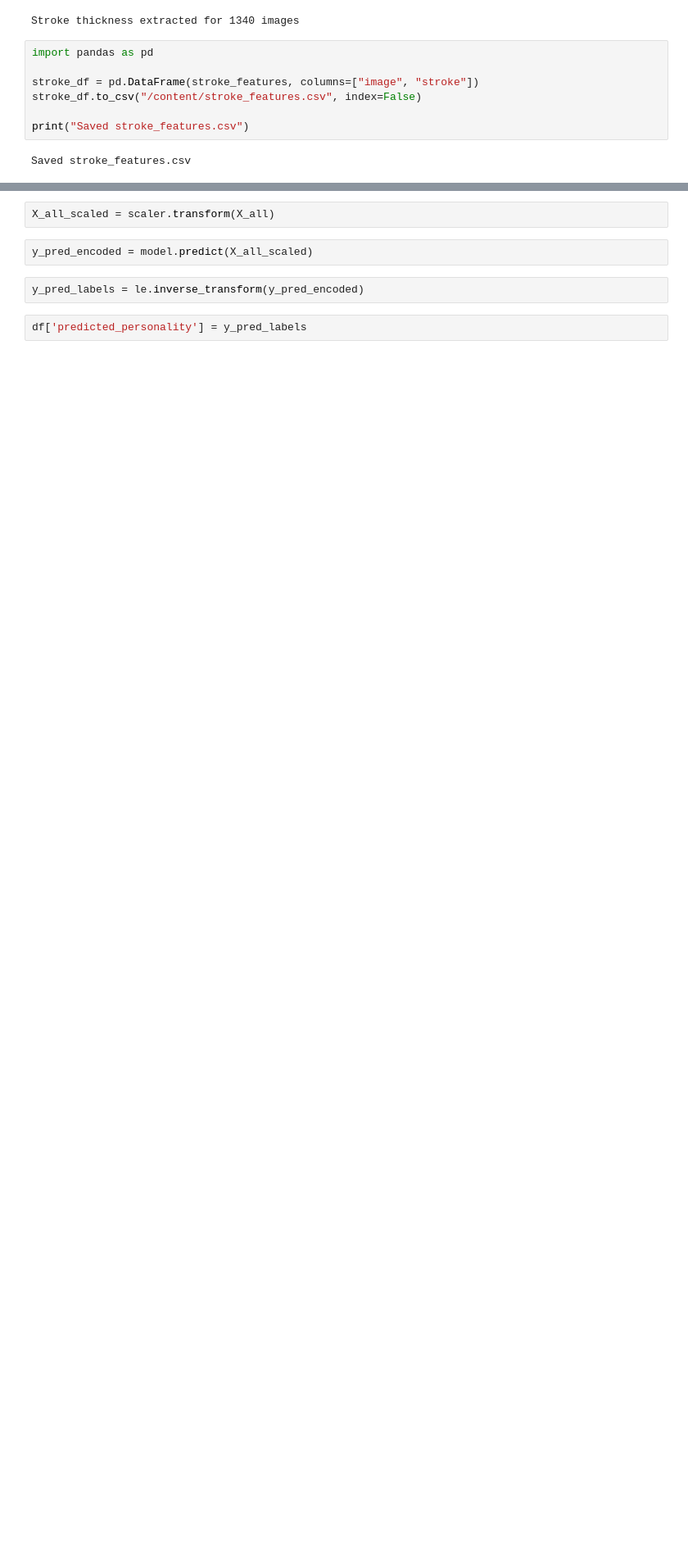
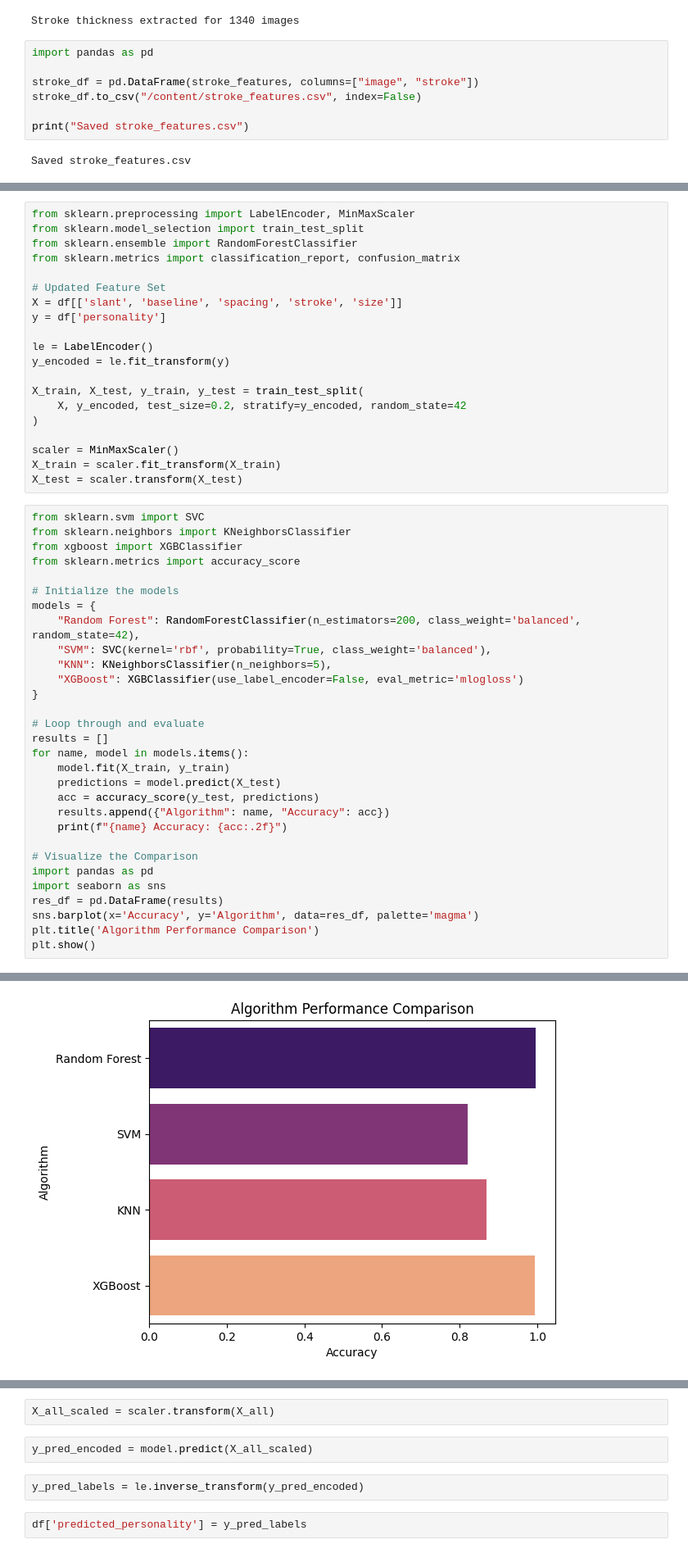
Before and after one commit to DhritiKothari/Handwriting-Analysis, a Jupyter notebook: handwriting_analysis.ipynb, the cells around one changed output, grey strips where cells are left out. Shown at 82% size. Saved outputs shown, nothing was run; the diff lists cells and outputs as text; blank space fills up the shorter version.

```diff
--- a/handwriting_analysis.ipynb
+++ b/handwriting_analysis.ipynb
@@ -360,0 +450,51 @@ dtype: int64
+# %%
+from sklearn.preprocessing import LabelEncoder, MinMaxScaler
+from sklearn.model_selection import train_test_split
+from sklearn.ensemble import RandomForestClassifier
+from sklearn.metrics import classification_report, confusion_matrix
+
+# Updated Feature Set
+X = df[['slant', 'baseline', 'spacing', 'stroke', 'size']]
+y = df['personality']
+
+le = LabelEncoder()
+y_encoded = le.fit_transform(y)
+
+X_train, X_test, y_train, y_test = train_test_split(
+    X, y_encoded, test_size=0.2, stratify=y_encoded, random_state=42
+)
+
+scaler = MinMaxScaler()
+X_train = scaler.fit_transform(X_train)
+X_test = scaler.transform(X_test)
+# %%
+from sklearn.svm import SVC
+from sklearn.neighbors import KNeighborsClassifier
+from xgboost import XGBClassifier
+from sklearn.metrics import accuracy_score
+
+# Initialize the models
+models = {
+    "Random Forest": RandomForestClassifier(n_estimators=200, class_weight='balanced', random_state=42),
+    "SVM": SVC(kernel='rbf', probability=True, class_weight='balanced'),
+    "KNN": KNeighborsClassifier(n_neighbors=5),
+    "XGBoost": XGBClassifier(use_label_encoder=False, eval_metric='mlogloss')
+}
+
+# Loop through and evaluate
+results = []
+for name, model in models.items():
+    model.fit(X_train, y_train)
+    predictions = model.predict(X_test)
+    acc = accuracy_score(y_test, predictions)
+    results.append({"Algorithm": name, "Accuracy": acc})
+    print(f"{name} Accuracy: {acc:.2f}")
+
+# Visualize the Comparison
+import pandas as pd
+import seaborn as sns
+res_df = pd.DataFrame(results)
+sns.barplot(x='Accuracy', y='Algorithm', data=res_df, palette='magma')
+plt.title('Algorithm Performance Comparison')
+plt.show()
+# %% [output]
@@ -360,0 +511 @@ dtype: int64
+[figure, added]
```
Also changed, not shown: parts of 44 cells of this notebook.
